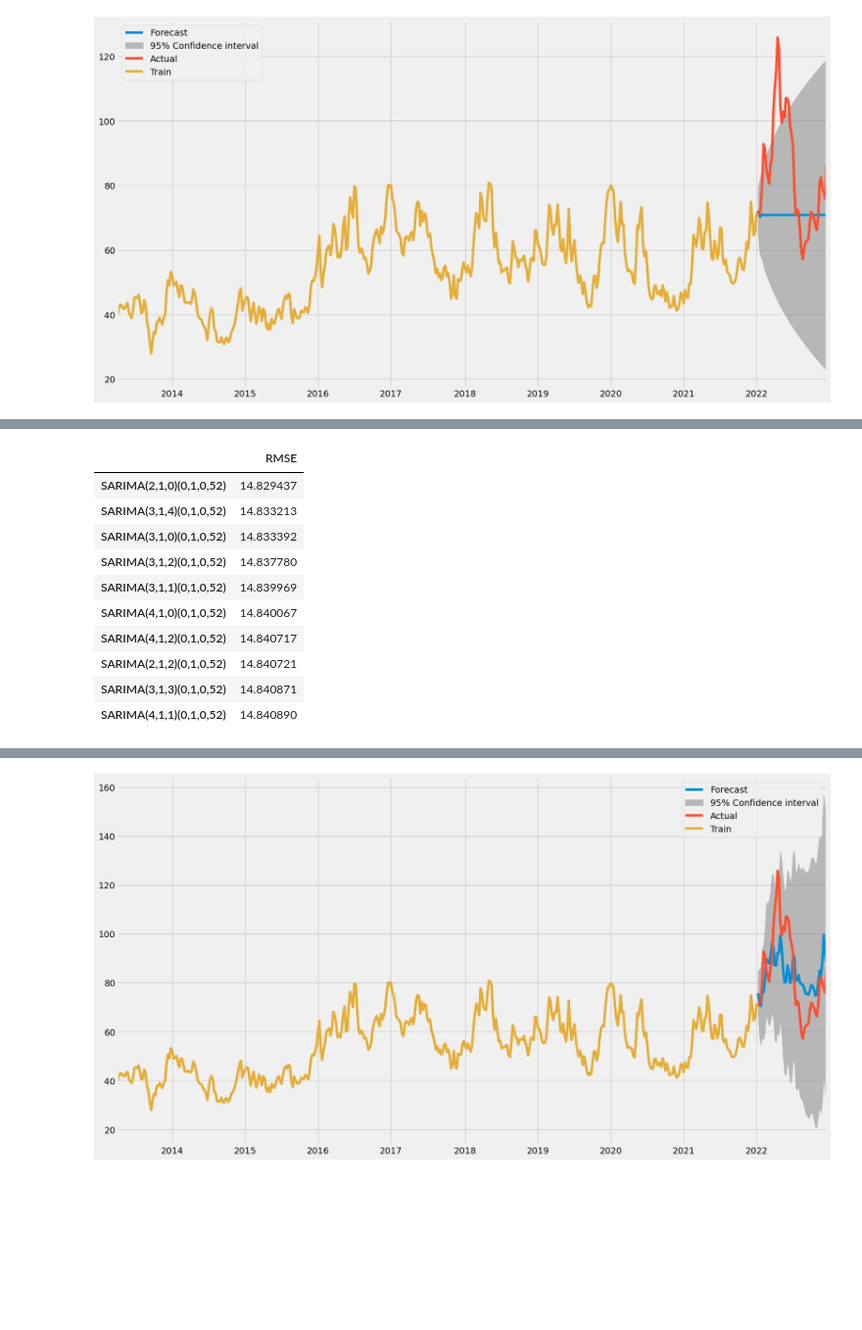
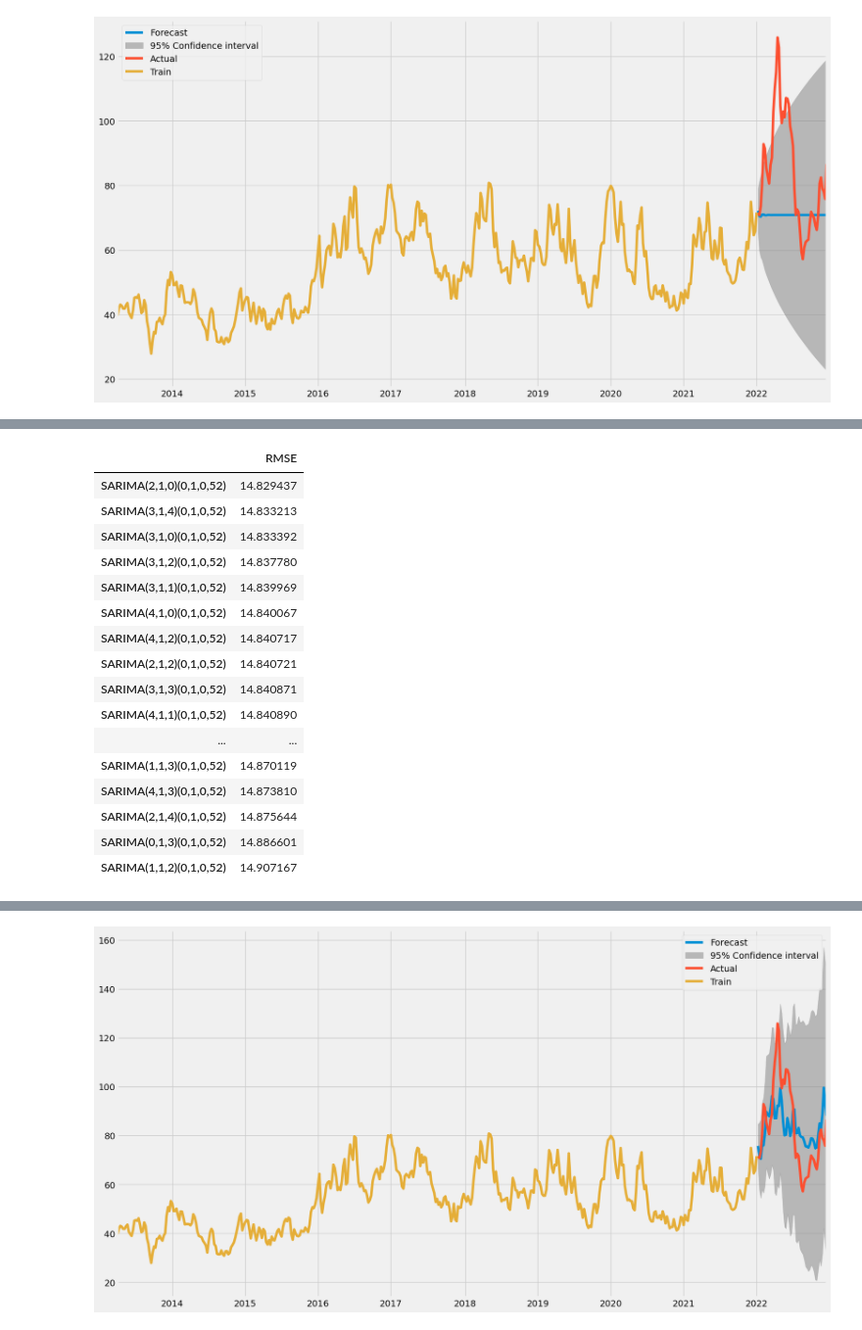
Before and after one commit to BachelorLaks/bachelor2023, a Jupyter notebook: data/ARIMA.ipynb, the cells around one changed output, grey strips where cells are left out. Shown at 98% size. Drawn from its saved outputs; the diff is of its cells as text; code cells hidden in the pictures; blank space fills up the shorter version.

```diff
--- a/data/ARIMA.ipynb
+++ b/data/ARIMA.ipynb
@@ -472,17 +505,23 @@ for p in range(0, 5):
             except:
                 continue;
 # %%
-SARIMA_RMSE_df2.sort_values(by=['RMSE'], ascending=True).head(10)
+SARIMA_RMSE_df2.sort_values(by=['RMSE'], ascending=True).head(20)
 # %% [output]
 |  | RMSE |
 | SARIMA(2,1,0)(0,1,0,52) | 14.829437 |
 | SARIMA(3,1,4)(0,1,0,52) | 14.833213 |
 | SARIMA(3,1,0)(0,1,0,52) | 14.833392 |
 | SARIMA(3,1,2)(0,1,0,52) | 14.837780 |
 | SARIMA(3,1,1)(0,1,0,52) | 14.839969 |
 | SARIMA(4,1,0)(0,1,0,52) | 14.840067 |
 | SARIMA(4,1,2)(0,1,0,52) | 14.840717 |
 | SARIMA(2,1,2)(0,1,0,52) | 14.840721 |
 | SARIMA(3,1,3)(0,1,0,52) | 14.840871 |
 | SARIMA(4,1,1)(0,1,0,52) | 14.840890 |
+| ... | ... |
+| SARIMA(1,1,3)(0,1,0,52) | 14.870119 |
+| SARIMA(4,1,3)(0,1,0,52) | 14.873810 |
+| SARIMA(2,1,4)(0,1,0,52) | 14.875644 |
+| SARIMA(0,1,3)(0,1,0,52) | 14.886601 |
+| SARIMA(1,1,2)(0,1,0,52) | 14.907167 |
 # %%
```
Also changed, not shown: parts of 5 cells of this notebook, 6 other files.
